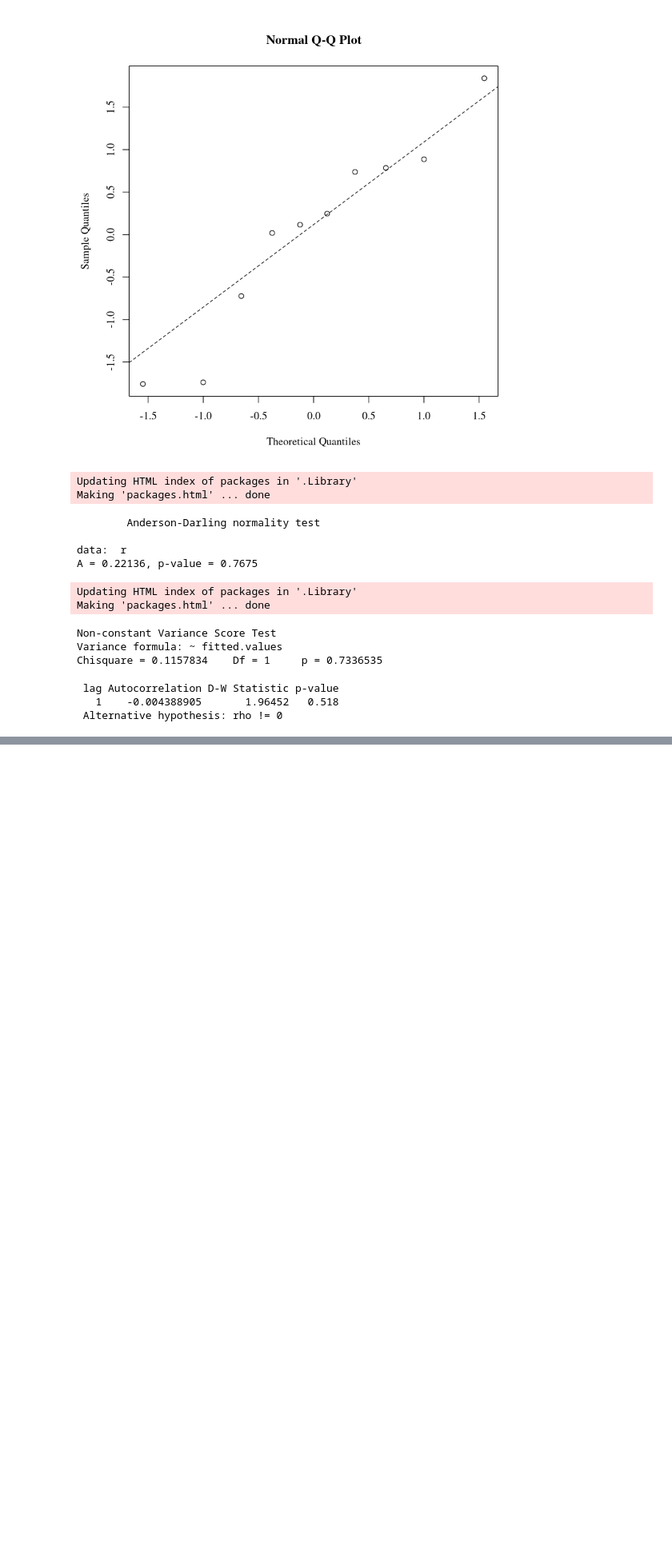
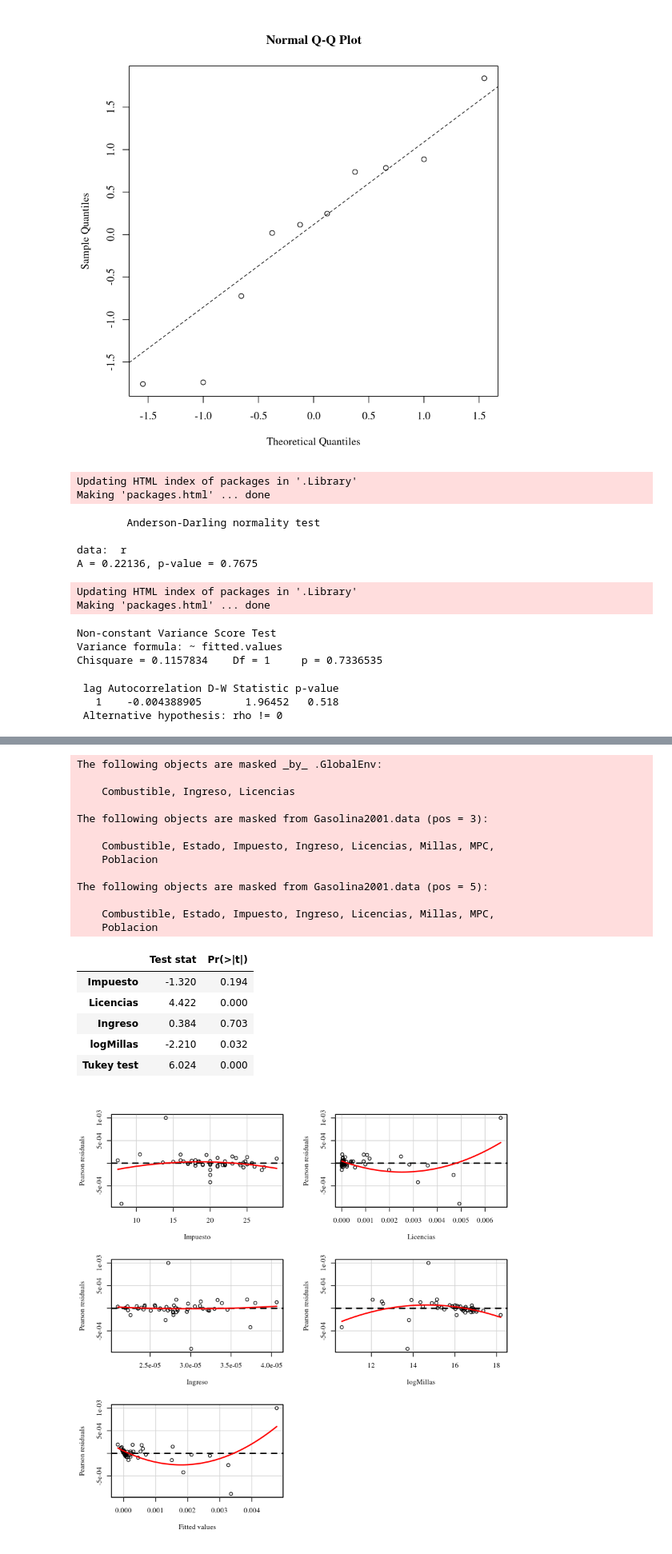
Before and after one commit to jgomezz/MsEstadAplic_MetodosEstadisticos, a Jupyter notebook: RegresionAplicada-12-Residuales.ipynb, the cells around one changed output, grey strips where cells are left out. Shown at 80% size. Drawn from its saved outputs; the diff is of its cells as text; code cells hidden in the pictures; blank space fills up the shorter version.

```diff
--- a/RegresionAplicada-12-Residuales.ipynb
+++ b/RegresionAplicada-12-Residuales.ipynb
@@ -381,0 +448,33 @@ durbinWatsonTest(Autopartes.m1)
+# %%
+detach(Autopartes.data)
+Gasolina2001.data <- read.table(file = "http://tarwi.lamolina.edu.pe/~clopez/Regresion/Gasolina2001.txt", header = T)
+attach(Gasolina2001.data)
+Ingreso <- Ingreso/1000
+Combustible <- 1000*Combustible/Poblacion
+Licencias <- 1000*Licencias/Poblacion
+logMillas <- logb(Millas,2)
+Gasolina2001.m1 <- lm(Combustible ~ Impuesto + Licencias + Ingreso + logMillas)
+
+#
+residualPlots(Gasolina2001.m1)
+# %% [output]
+The following objects are masked _by_ .GlobalEnv:
+
+    Combustible, Ingreso, Licencias
+
+The following objects are masked from Gasolina2001.data (pos = 3):
+
+    Combustible, Estado, Impuesto, Ingreso, Licencias, Millas, MPC,
+    Poblacion
+
+The following objects are masked from Gasolina2001.data (pos = 5):
+
+    Combustible, Estado, Impuesto, Ingreso, Licencias, Millas, MPC,
+    Poblacion
+|  | Test stat | Pr(>|t|) |
+| Impuesto | -1.320 | 0.194 |
+| Licencias | 4.422 | 0.000 |
+| Ingreso | 0.384 | 0.703 |
+| logMillas | -2.210 | 0.032 |
+| Tukey test | 6.024 | 0.000 |
+[figure, added]
```
Also changed, not shown: parts of 5 cells of this notebook.
